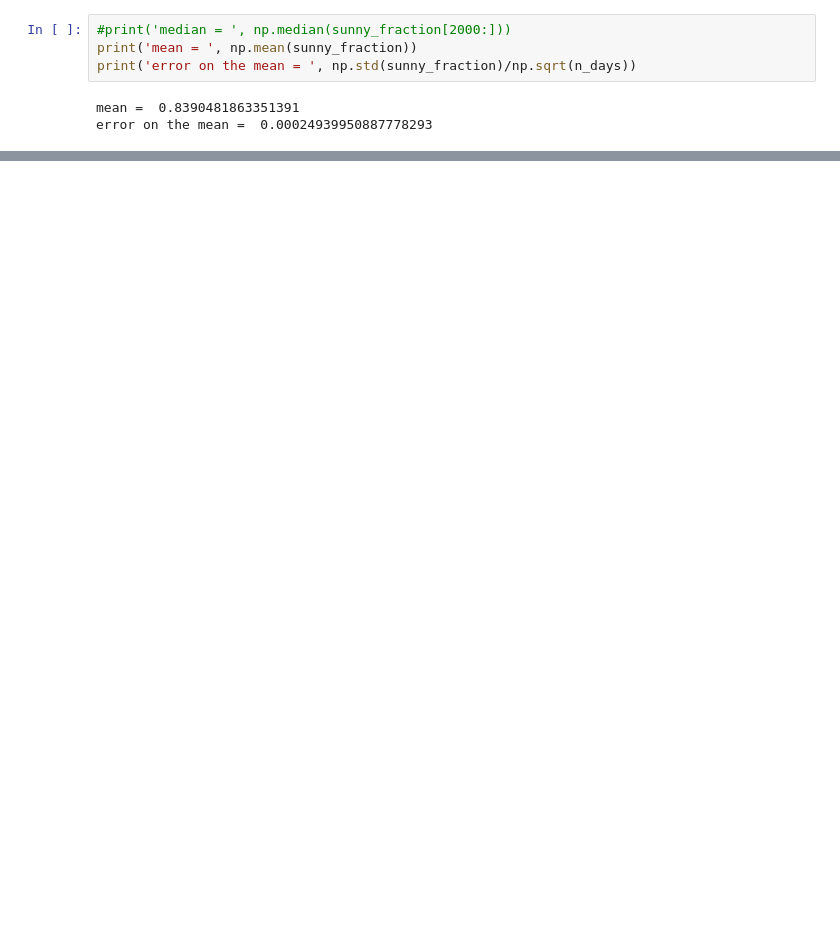
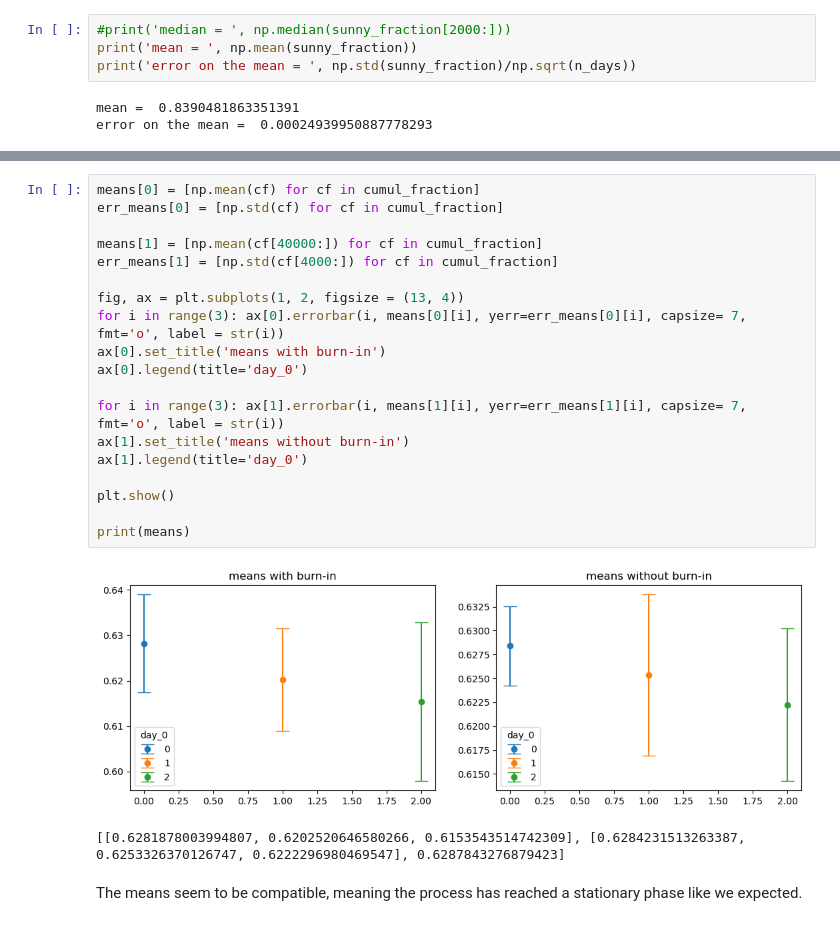
Before and after one commit to lisam10/astrostatistics_bicocca_2024, a Jupyter notebook: working/W10_teleobs.ipynb, the cells around one changed output, grey strips where cells are left out. Saved outputs shown, nothing was run; the diff lists cells and outputs as text; blank space fills up the shorter version.

```diff
--- a/working/W10_teleobs.ipynb
+++ b/working/W10_teleobs.ipynb
@@ -67,0 +127,24 @@ error on the mean =  0.00024939950887778293
+# %%
+means[0] = [np.mean(cf) for cf in cumul_fraction]
+err_means[0] = [np.std(cf) for cf in cumul_fraction]
+
+means[1] = [np.mean(cf[40000:]) for cf in cumul_fraction]
+err_means[1] = [np.std(cf[4000:]) for cf in cumul_fraction]
+
+fig, ax = plt.subplots(1, 2, figsize = (13, 4))
+for i in range(3): ax[0].errorbar(i, means[0][i], yerr=err_means[0][i], capsize= 7, fmt='o', label = str(i))
+ax[0].set_title('means with burn-in')
+ax[0].legend(title='day_0')
+
+for i in range(3): ax[1].errorbar(i, means[1][i], yerr=err_means[1][i], capsize= 7, fmt='o', label = str(i))
+ax[1].set_title('means without burn-in')
+ax[1].legend(title='day_0')
+
+plt.show()
+
+print(means)
+# %% [output]
+[figure, added]
+[[0.6281878003994807, 0.6202520646580266, 0.6153543514742309], [0.6284231513263387, 0.6253326370126747, 0.6222296980469547], 0.6287843276879423]
+# %% [markdown]
+The means seem to be compatible, meaning the process has reached a stationary phase like we expected.
```
Also changed, not shown: parts of 9 cells of this notebook.
